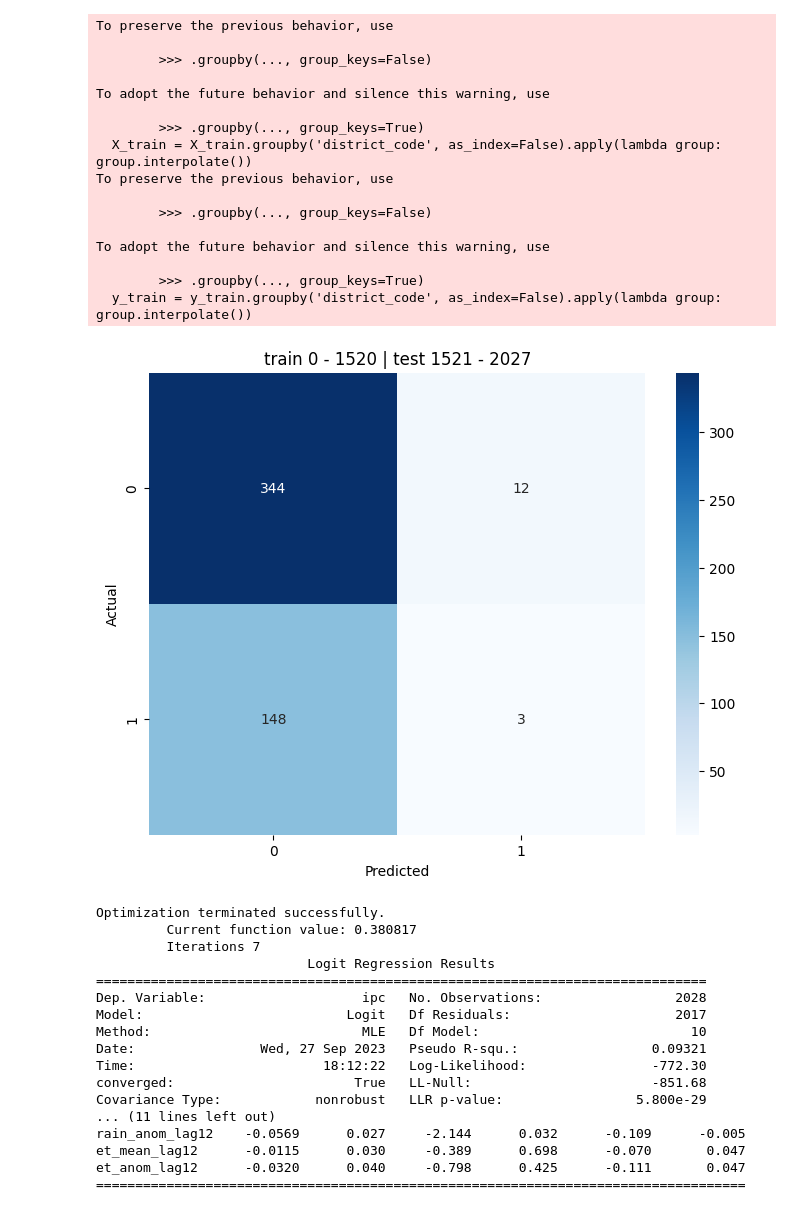
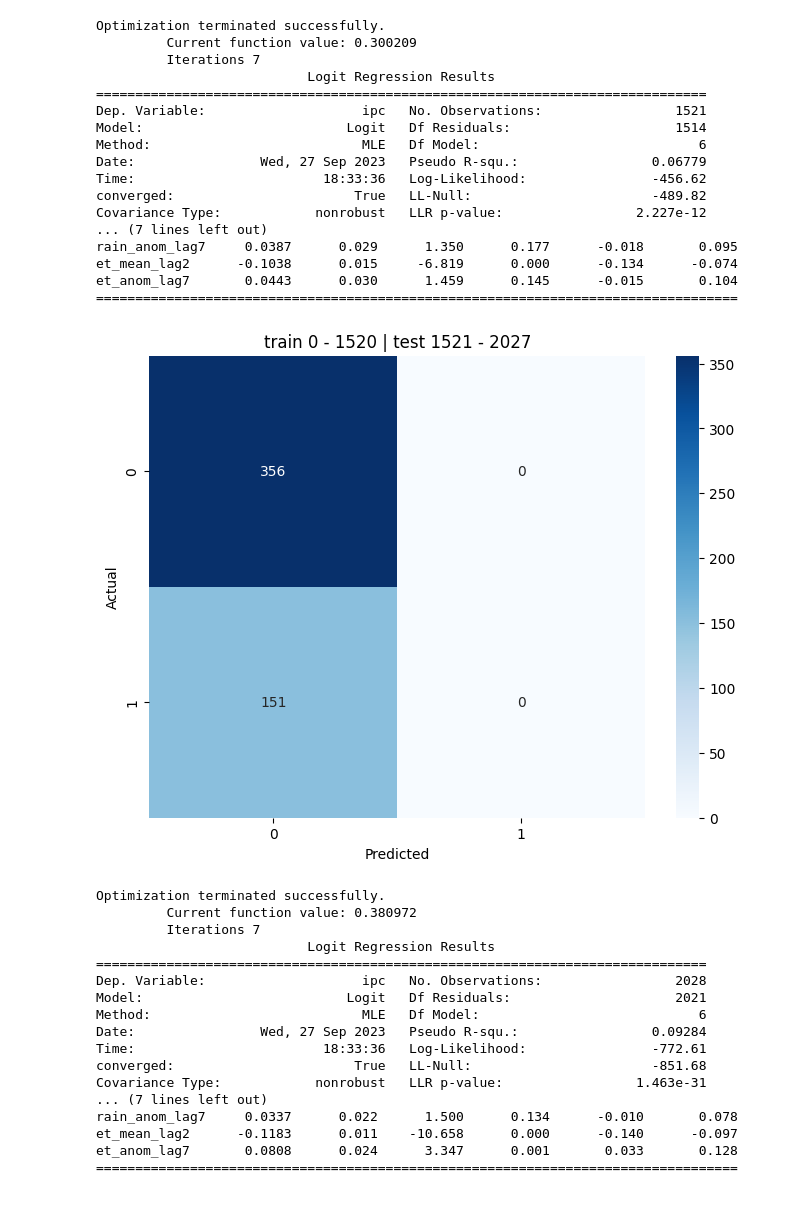
Before and after one commit to Joeryy/JBG060-DC3-23-24-group-2, a Jupyter notebook: patras_predictions.ipynb, the cells around one changed output. Saved outputs shown, nothing was run; the diff lists cells and outputs as text; code cells hidden in the pictures.

Commit message:
Other variables in model

```diff
--- a/patras_predictions.ipynb
+++ b/patras_predictions.ipynb
@@ -48,7 +48,8 @@ df = df[df['ipc'].notna()]
 df.sort_index(level=0, inplace=True)
 
 # Define explanatory variables (including lagged variables)
-X = df.iloc[:, -10:]  # Include lag columns in the model
+#X = df.iloc[:, -10:]  # Include lag columns in the model
+X = df.iloc[:,[13, 2, 21, 52, 23, 54]]
 X = sm.add_constant(X)  # Add constant column of 1s for intercept
 
 y = df[["ipc"]]  # Define target data
@@ -198,37 +198,38 @@ et_anom_lag12      -0.0777      0.061     -1.273      0.203      -0.197       0.
-To preserve the previous behavior, use
-
-        >>> .groupby(..., group_keys=False)
-
-To adopt the future behavior and silence this warning, use
-
-        >>> .groupby(..., group_keys=True)
-  X_train = X_train.groupby('district_code', as_index=False).apply(lambda group: group.interpolate())
-To preserve the previous behavior, use
-
-        >>> .groupby(..., group_keys=False)
-
-To adopt the future behavior and silence this warning, use
-
-        >>> .groupby(..., group_keys=True)
-  y_train = y_train.groupby('district_code', as_index=False).apply(lambda group: group.interpolate())
+Optimization terminated successfully.
+         Current function value: 0.300209
+         Iterations 7
+                           Logit Regression Results
+==============================================================================
+Dep. Variable:                    ipc   No. Observations:                 1521
+Model:                          Logit   Df Residuals:                     1514
+Method:                           MLE   Df Model:                            6
+Date:                Wed, 27 Sep 2023   Pseudo R-squ.:                 0.06779
+Time:                        18:33:36   Log-Likelihood:                -456.62
+converged:                       True   LL-Null:                       -489.82
+Covariance Type:            nonrobust   LLR p-value:                 2.227e-12
+... (7 lines left out)
+rain_anom_lag7     0.0387      0.029      1.350      0.177      -0.018       0.095
+et_mean_lag2      -0.1038      0.015     -6.819      0.000      -0.134      -0.074
+et_anom_lag7       0.0443      0.030      1.459      0.145      -0.015       0.104
+==================================================================================
-[figure, old version]
+[figure, new version]
 Optimization terminated successfully.
-         Current function value: 0.380817
+         Current function value: 0.380972
          Iterations 7
                            Logit Regression Results
 ==============================================================================
 Dep. Variable:                    ipc   No. Observations:                 2028
-Model:                          Logit   Df Residuals:                     2017
-Method:                           MLE   Df Model:                           10
-Date:                Wed, 27 Sep 2023   Pseudo R-squ.:                 0.09321
-Time:                        18:12:22   Log-Likelihood:                -772.30
+Model:                          Logit   Df Residuals:                     2021
+Method:                           MLE   Df Model:                            6
+Date:                Wed, 27 Sep 2023   Pseudo R-squ.:                 0.09284
+Time:                        18:33:36   Log-Likelihood:                -772.61
 converged:                       True   LL-Null:                       -851.68
-Covariance Type:            nonrobust   LLR p-value:                 5.800e-29
-... (11 lines left out)
-rain_anom_lag12    -0.0569      0.027     -2.144      0.032      -0.109      -0.005
-et_mean_lag12      -0.0115      0.030     -0.389      0.698      -0.070       0.047
-et_anom_lag12      -0.0320      0.040     -0.798      0.425      -0.111       0.047
-===================================================================================
+Covariance Type:            nonrobust   LLR p-value:                 1.463e-31
+... (7 lines left out)
+rain_anom_lag7     0.0337      0.022      1.500      0.134      -0.010       0.078
+et_mean_lag2      -0.1183      0.011    -10.658      0.000      -0.140      -0.097
+et_anom_lag7       0.0808      0.024      3.347      0.001       0.033       0.128
+==================================================================================
 To preserve the previous behavior, use
 
         >>> .groupby(..., group_keys=False)
```
Also changed, not shown: parts of 1 cell of this notebook.
